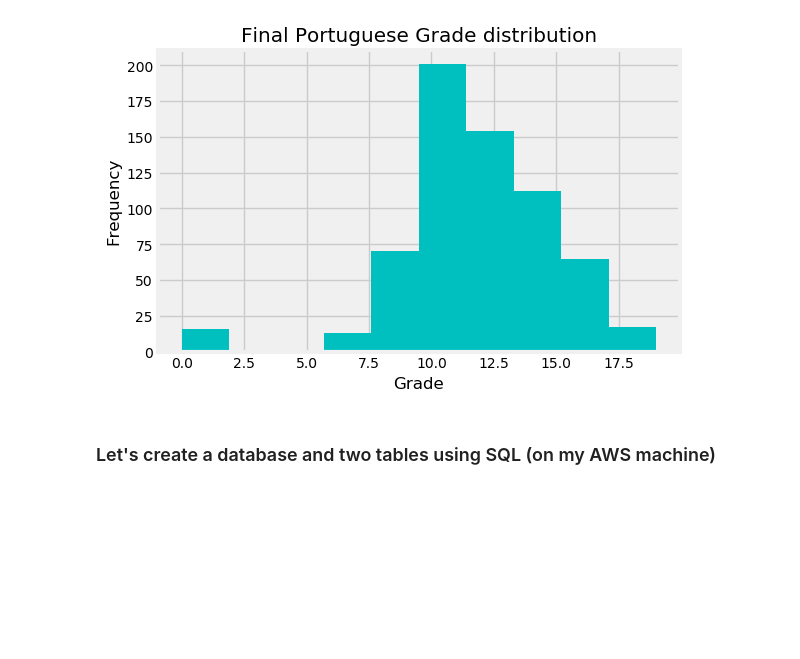
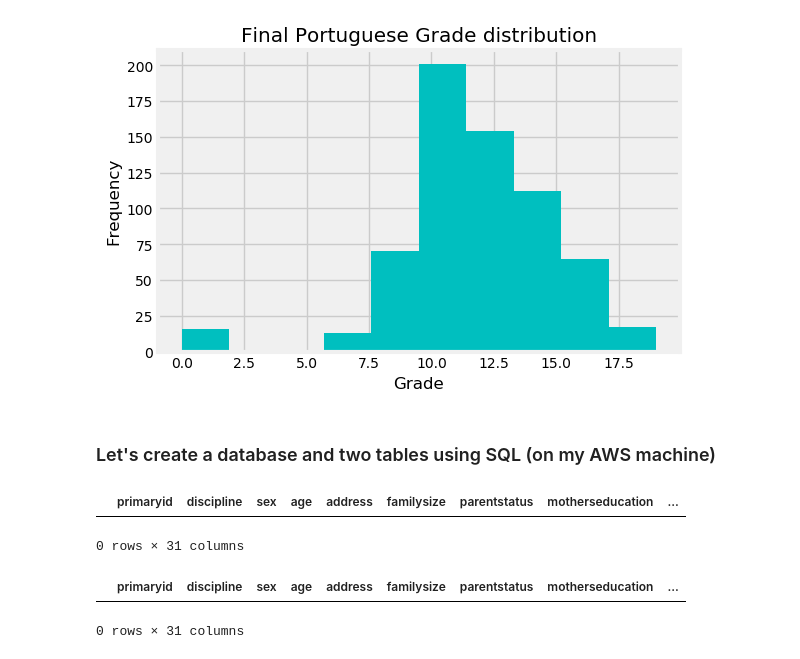
Before and after one commit to Auste1989/metis_projects, a Jupyter notebook: Student_Grade_Prediction/Student_Grade_Prediction_Data.ipynb, the cells around one changed output. Drawn from its saved outputs; the diff is of its cells as text; code cells hidden in the pictures; blank space fills up the shorter version.

Commit message:
Created two new tables

```diff
--- a/Student_Grade_Prediction/Student_Grade_Prediction_Data.ipynb
+++ b/Student_Grade_Prediction/Student_Grade_Prediction_Data.ipynb
@@ -178,0 +251,13 @@ pd_sql.read_sql_query(create_tb_query, connection)
+# %%
+query_m = """SELECT * FROM maths_grades LIMIT 1"""
+query_p = """SELECT * FROM port_grades LIMIT 1"""
+
+pd_sql.read_sql(query_m, connection)
+# %% [output]
+|  | primaryid | discipline | sex | age | address | familysize | parentstatus | motherseducation | ... |
+0 rows × 31 columns
+# %%
+pd_sql.read_sql(query_p, connection)
+# %% [output]
+|  | primaryid | discipline | sex | age | address | familysize | parentstatus | motherseducation | ... |
+0 rows × 31 columns
```
Also changed, not shown: parts of 5 cells of this notebook, 1 other file.
